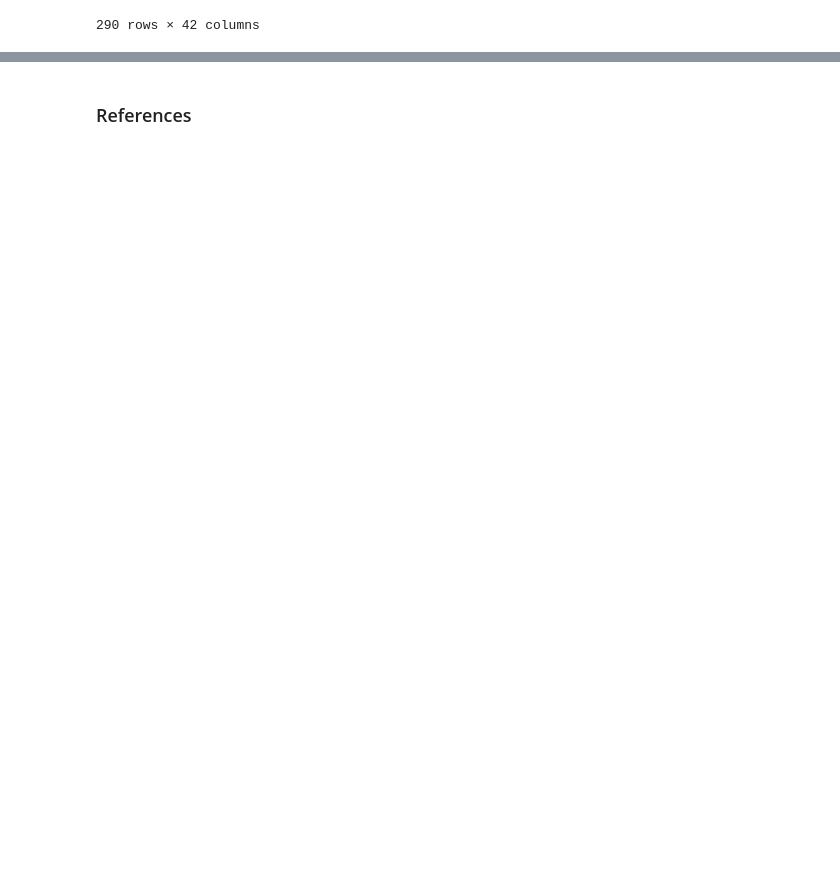
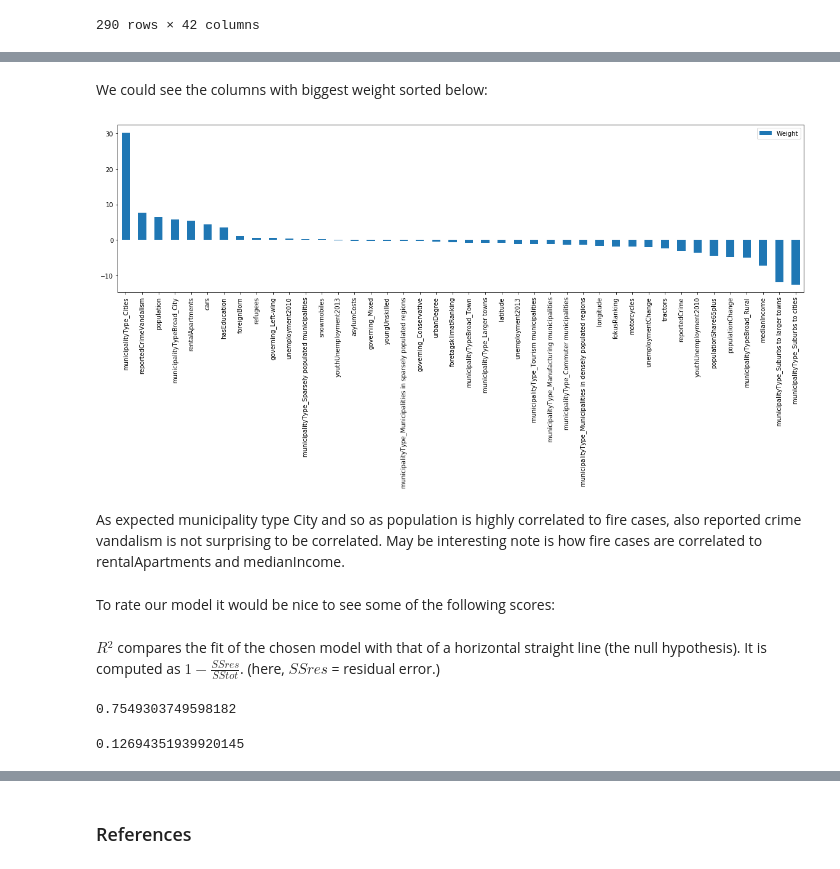
Before and after one commit to ignatovasashka/Exam-Project-Machine-Learning, a Jupyter notebook: School Fire Cases in Sweden and KPIs.ipynb, the cells around one changed output, grey strips where cells are left out. Saved outputs shown, nothing was run; the diff lists cells and outputs as text; code cells hidden in the pictures; blank space fills up the shorter version.

```diff
--- a/School Fire Cases in Sweden and KPIs.ipynb
+++ b/School Fire Cases in Sweden and KPIs.ipynb
@@ -368,0 +408,6 @@ indicators_attributes
+# %%
+indicators_attributes_train, indicators_attributes_test, indicators_target_train, indicators_target_test = train_test_split(
+    indicators_attributes, indicators_target, test_size=0.2)
+# %%
+model = LinearRegression()
+model.fit(indicators_attributes_train, indicators_target_train)
@@ -368,0 +432,23 @@ indicators_attributes
+# %% [markdown]
+We could see the columns with biggest weight sorted below:
+# %%
+df = pd.DataFrame({'Weight': model.coef_,
+                   'Column': indicators_attributes.columns}, index=indicators_attributes.columns)
+df = df.sort_values(by = "Weight", ascending=False)
+ax = df.plot.bar(figsize = (20,5), rot = 90)
+# %% [output]
+[figure, added]
+# %% [markdown]
+As expected municipality type City and so as population is highly correlated to fire cases, also reported crime vandalism is not surprising to be correlated. May be interesting note is how fire cases are correlated to rentalApartments and medianIncome.
+# %% [markdown]
+To rate our model it would be nice to see some of the following scores:
+# %% [markdown]
+$R$$^{2}$ compares the fit of the chosen model with that of a horizontal straight line (the null hypothesis). It is computed as $1−\frac{SSres}{SStot}$. (here, $SSres$ = residual error.)
+# %%
+model.score(indicators_attributes_train, indicators_target_train)
+# %% [output]
+0.7549303749598182
+# %%
+model.score(indicators_attributes_test, indicators_target_test)
+# %% [output]
+0.12694351939920145
```
Also changed, not shown: parts of 23 cells of this notebook.
